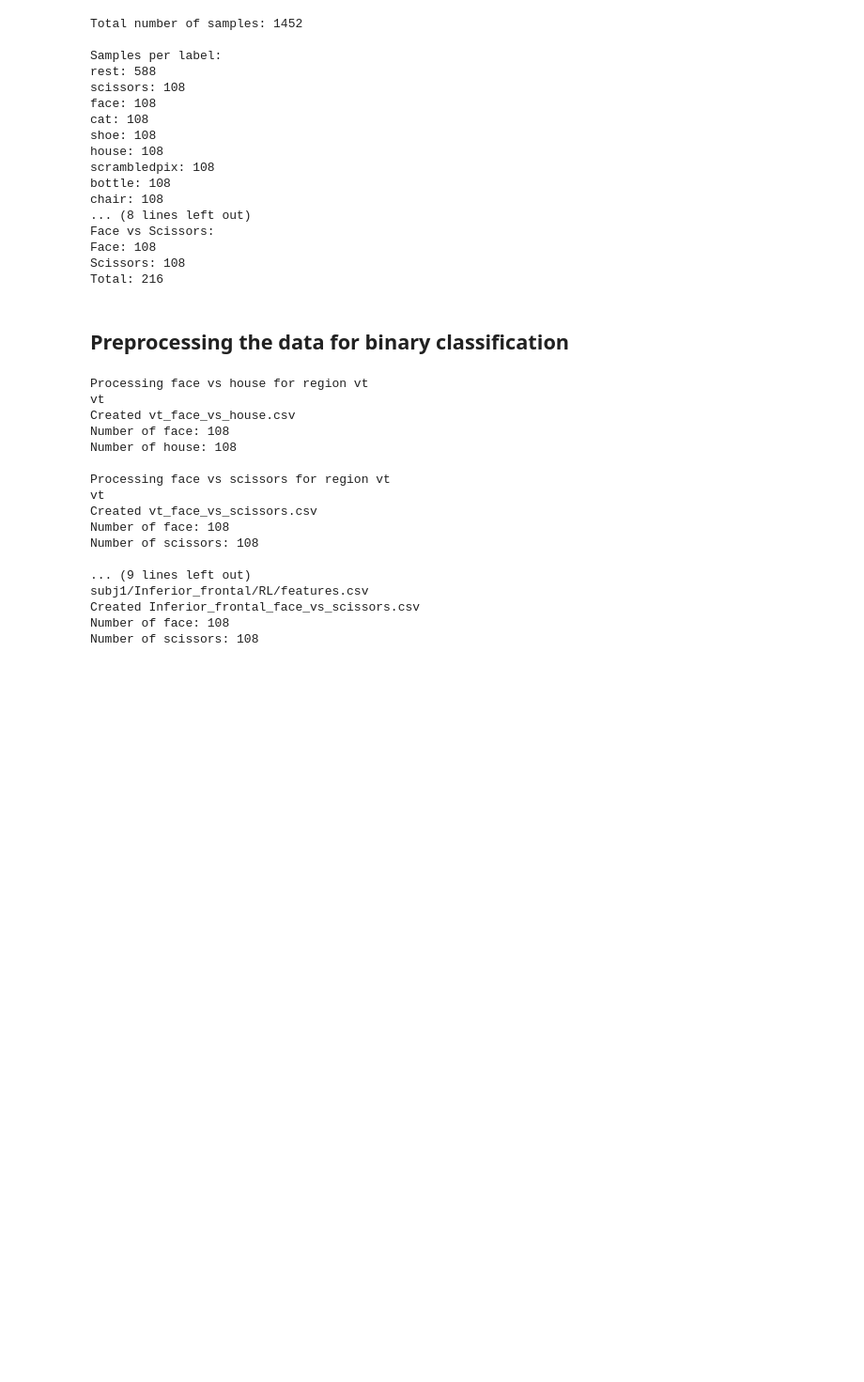
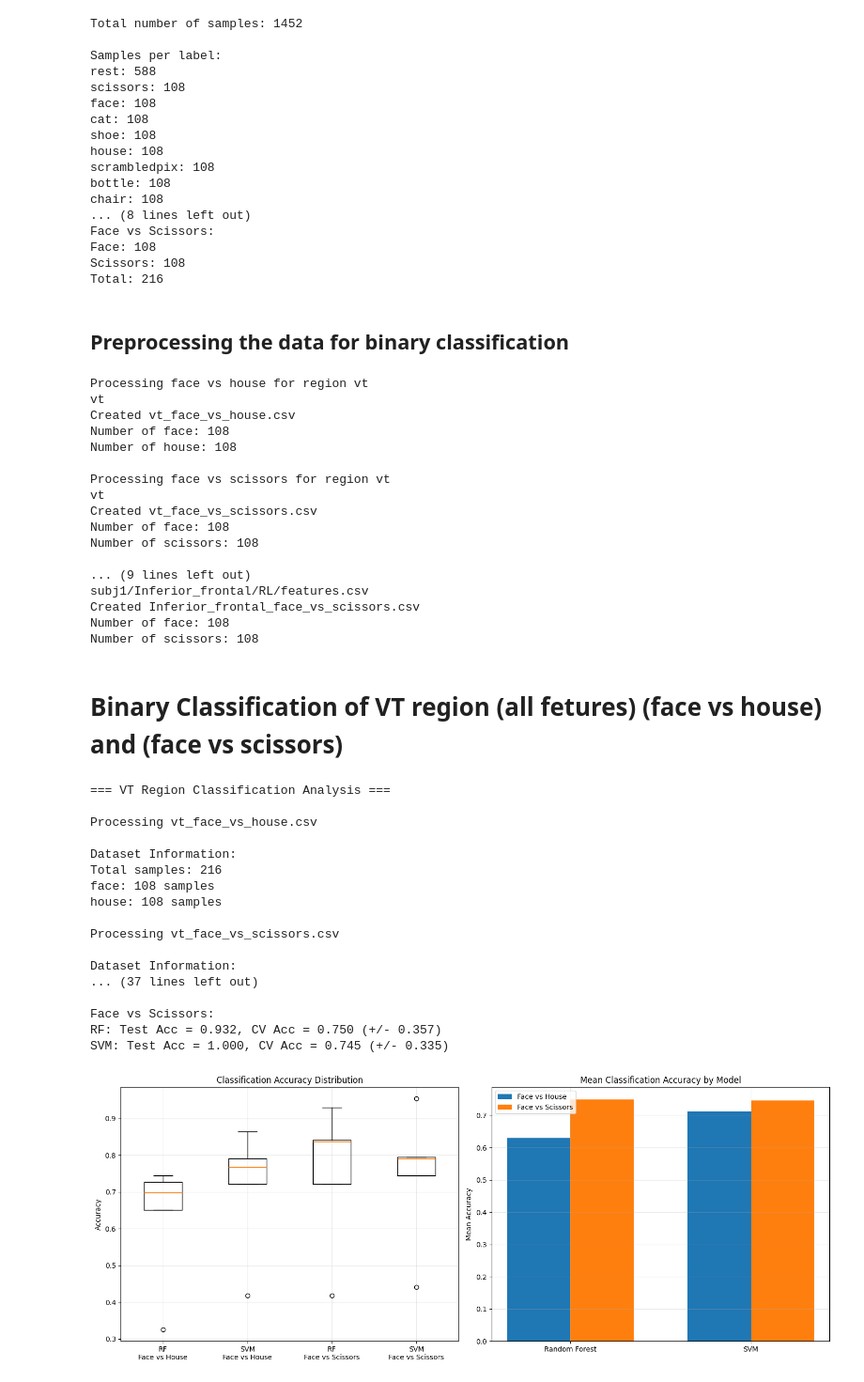
Before and after one commit to shaoncvit/Cog_Science_AI, a Jupyter notebook: assign_1/assign1.ipynb, the cells around one changed output. Shown at 94% size. Saved outputs shown, nothing was run; the diff lists cells and outputs as text; code cells hidden in the pictures; blank space fills up the shorter version.

Commit message:
Binary classification done for vt and inferior fronatal

```diff
--- a/assign_1/assign1.ipynb
+++ b/assign_1/assign1.ipynb
@@ -151,0 +281,59 @@ Number of scissors: 108
+# %%
+def run(data1, data2):
+    print("=== VT Region Classification Analysis ===")
+
+    # Load and process data
+    print(f"\nProcessing {data1}")
+    X_face_house, y_face_house = load_and_preprocess(data1)
+
+    print(f"\nProcessing {data2}")
+    X_face_scissors, y_face_scissors = load_and_preprocess(data2)
+
+    # Train and evaluate models
+    results_face_house, cv_scores_face_house, models_face_house = train_and_evaluate_models(
+        X_face_house, y_face_house, "Face vs House")
+
+    results_face_scissors, cv_scores_face_scissors, models_face_scissors = train_and_evaluate_models(
+        X_face_scissors, y_face_scissors, "Face vs Scissors")
+
+    # Summary of results
+    print("\n=== Summary of Results ===")
+    print("\nFace vs House:")
+    for name, acc in results_face_house.items():
+        cv_mean = np.mean(cv_scores_face_house[name])
+        cv_std = np.std(cv_scores_face_house[name])
+        print(f"{name}: Test Acc = {acc:.3f}, CV Acc = {cv_mean:.3f} (+/- {cv_std*2:.3f})")
+
+    print("\nFace vs Scissors:")
+    for name, acc in results_face_scissors.items():
+        cv_mean = np.mean(cv_scores_face_scissors[name])
+        cv_std = np.std(cv_scores_face_scissors[name])
+        print(f"{name}: Test Acc = {acc:.3f}, CV Acc = {cv_mean:.3f} (+/- {cv_std*2:.3f})")
+
+    # Create plots
+    plot_results(cv_scores_face_house, cv_scores_face_scissors)
+# %% [markdown]
+# Binary Classification of VT region (all fetures) (face vs house) and (face vs scissors)
+# %%
+vt_face_house = "vt_face_vs_house.csv"
+vt_face_scissors = "vt_face_vs_scissors.csv"
+run(vt_face_house, vt_face_scissors)
+# %% [output]
+=== VT Region Classification Analysis ===
+
+Processing vt_face_vs_house.csv
+
+Dataset Information:
+Total samples: 216
+face: 108 samples
+house: 108 samples
+
+Processing vt_face_vs_scissors.csv
+
+Dataset Information:
+... (37 lines left out)
+
+Face vs Scissors:
+RF: Test Acc = 0.932, CV Acc = 0.750 (+/- 0.357)
+SVM: Test Acc = 1.000, CV Acc = 0.745 (+/- 0.335)
+[figure, added]
```
Also changed, not shown: parts of 6 cells of this notebook.
